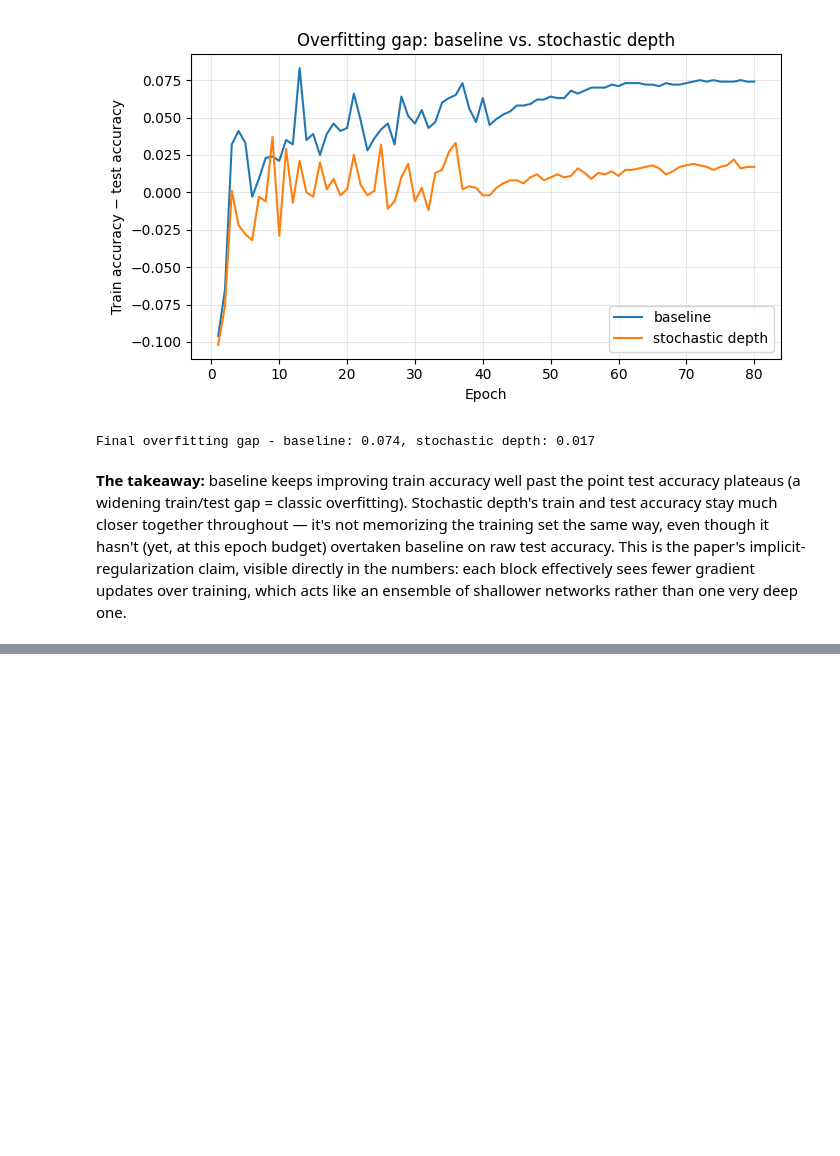
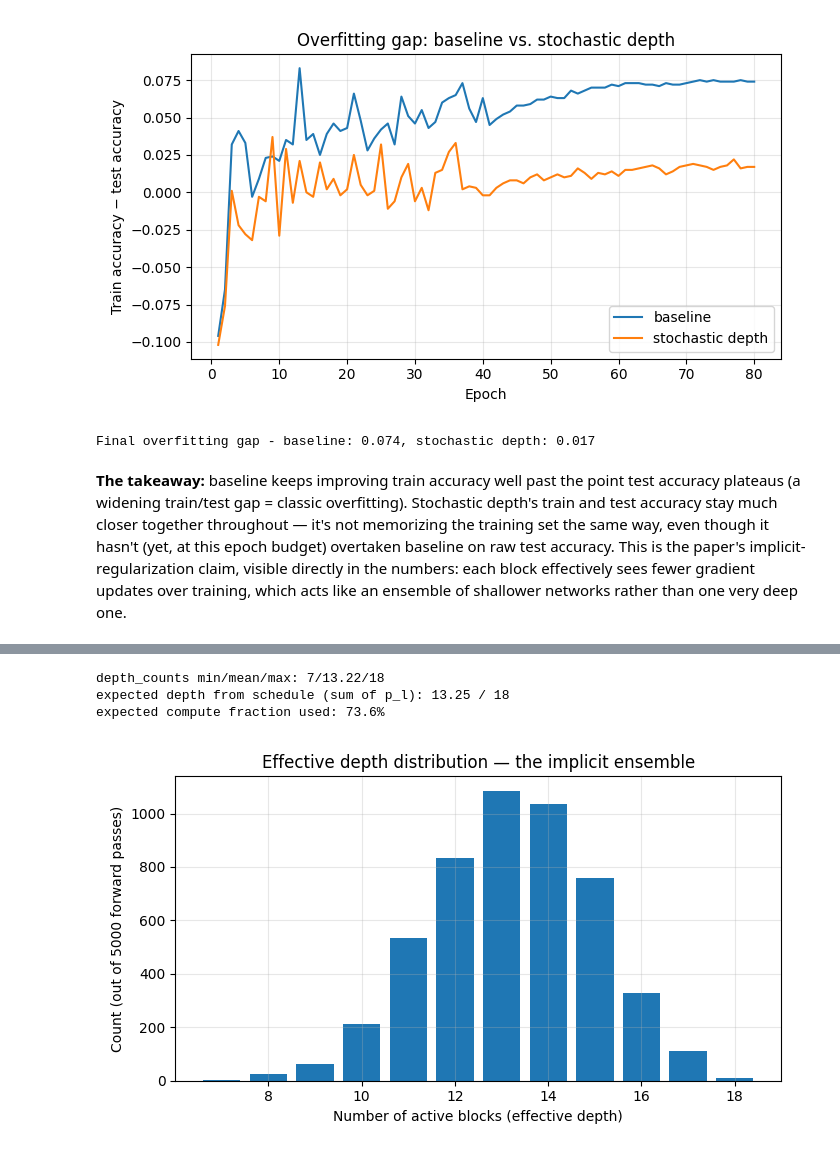
Before and after one commit to agarwal-ishaan/paper_implementation, a Jupyter notebook: stochastic_depth/stochastic_depth.ipynb, the cells around one changed output, grey strips where cells are left out. Cells and saved outputs as stored; diff of their text form; code cells hidden in the pictures; blank space fills up the shorter version.

```diff
--- a/stochastic_depth/stochastic_depth.ipynb
+++ b/stochastic_depth/stochastic_depth.ipynb
@@ -334,0 +343,46 @@ networks rather than one very deep one.
+# %%
+torch.manual_seed(0)
+sim_net = ResNetCIFAR(blocks_per_stage=6, stochastic_depth=True)
+sim_net.train()
+
+active = [False] * sim_net.num_blocks
+def make_hook(idx):
+    def hook(module, inp, out):
+        active[idx] = True
+    return hook
+
+sim_hooks = [block.branch.register_forward_hook(make_hook(i)) for i, block in enumerate(sim_net.blocks)]
+
+n_samples = 5000
+x = torch.randn(1, 3, 32, 32)
+depth_counts = []
+patterns = []
+for _ in range(n_samples):
+    active[:] = [False] * sim_net.num_blocks
+    with torch.no_grad():
+        sim_net(x)
+    depth_counts.append(sum(active))
+    patterns.append(tuple(active))
+
+for h in sim_hooks:
+    h.remove()
+
+expected_depth = sum(survival_probabilities(sim_net.num_blocks, p_L=0.5))
+print(f"depth_counts min/mean/max: {min(depth_counts)}/{np.mean(depth_counts):.2f}/{max(depth_counts)}")
+print(f"expected depth from schedule (sum of p_l): {expected_depth:.2f} / {sim_net.num_blocks}")
+print(f"expected compute fraction used: {expected_depth/sim_net.num_blocks*100:.1f}%")
+# %% [output]
+depth_counts min/mean/max: 7/13.22/18
+expected depth from schedule (sum of p_l): 13.25 / 18
+expected compute fraction used: 73.6%
+# %%
+plt.figure(figsize=(7, 4))
+plt.hist(depth_counts, bins=range(min(depth_counts), max(depth_counts) + 2), align="left", rwidth=0.8)
+plt.xlabel("Number of active blocks (effective depth)")
+plt.ylabel("Count (out of 5000 forward passes)")
+plt.title("Effective depth distribution — the implicit ensemble")
+plt.grid(True, alpha=0.3)
+plt.tight_layout()
+plt.show()
+# %% [output]
+[figure, added]
```
Also changed, not shown: parts of 9 cells of this notebook, 6 other files.
